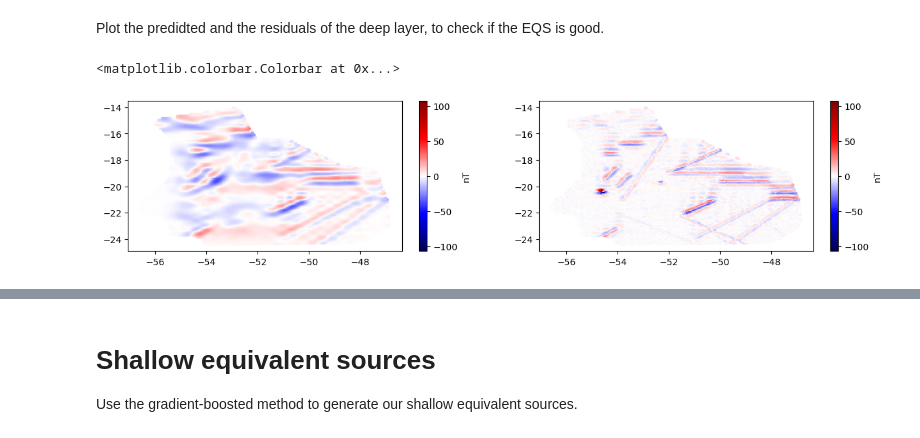
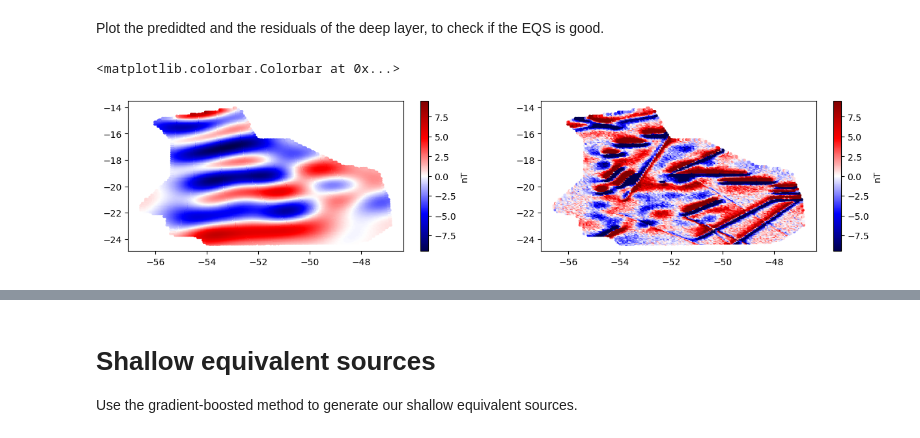
Before and after one commit to compgeolab/eqs-magnetic-spherical, a Jupyter notebook: code/03-dual-layer.ipynb, the cells around one changed output, grey strips where cells are left out. Drawn from its saved outputs; the diff is of its cells as text; code cells hidden in the pictures.

```diff
--- a/code/03-dual-layer.ipynb
+++ b/code/03-dual-layer.ipynb
@@ -239,7 +220,7 @@ grided_dd_anomaly = hm.total_field_anomaly(magnetic_field, inclination, declinat
 Use a block reduce method to create our deep equivalent sources.
 # %%
 reducer = vd.BlockReduce(reduction=np.mean, spacing=0.3,  center_coordinates=False, drop_coords=False)
-deep_equivalent_sources, magnetic_anomaly_reduced = reducer.filter(coordinates, magnetic_anomaly)
+blocked_deep_equivalent_sources, magnetic_anomaly_reduced = reducer.filter(coordinates, magnetic_anomaly)
 # %% [markdown]
 Plot the data so we can visualize the reduced version.
 # %%
@@ -250,0 +265,29 @@ plt.colorbar()
+# %%
+%%time
+kfold = vd.BlockKFold(
+    spacing=1,
+    shuffle=True,
+    random_state=0,
+    balance=True,
+)
+features = np.transpose(blocked_deep_equivalent_sources[:2])
+scores = []
+for parameters in parameter_sets:
+    print(parameters)
+    eqs_deep = sph.EquivalentSourcesMagGeod(**parameters)
+    tmp = []
+    for train, test in kfold.split(features):
+        eqs_deep.fit(
+            [c[train] for c in blocked_deep_equivalent_sources],
+            inclination,
+            declination,
+            magnetic_anomaly_reduced[train]
+        )
+        predicted = hm.total_field_anomaly(
+            eqs_deep.predict([c[test] for c in blocked_deep_equivalent_sources]),
+            inclination, declination
+        )
+        tmp.append(np.linalg.norm(magnetic_anomaly_reduced[test] - predicted))
+    scores.append(np.mean(tmp))
+best = np.argmin(scores)
+parameter_sets[best]
@@ -253,5 +315,5 @@ Run the inversion of the deep equivalent sources.
 # %%
 %%time
-eqs_deep = sph.EquivalentSourcesMagGeod(damping=1e-10, depth=80e3)
-eqs_deep.fit(deep_equivalent_sources, inclination, declination, magnetic_anomaly_reduced)
+eqs_deep = sph.EquivalentSourcesMagGeod(**parameter_sets[best])
+eqs_deep.fit(blocked_deep_equivalent_sources, inclination, declination, magnetic_anomaly_reduced)
 # %% [output]
@@ -268,15 +335,15 @@ Plot the predidted and the residuals of the deep layer, to check if the EQS is g
 # %%
 scale_deep = vd.maxabs(predicted_deep)
 plt.figure(figsize=(15,3))
 
 
 plt.subplot(1,2,1)
-plt.scatter(coordinates[0], coordinates[1],c = predicted_deep, s = 5,cmap="seismic", vmin=-scale, vmax=scale)
+plt.scatter(coordinates[0], coordinates[1],c = predicted_deep, s = 5,cmap="seismic", vmin=-scale_deep, vmax=scale_deep)
 plt.colorbar(label='nT')
 
 plt.subplot(1,2,2)
-plt.scatter(coordinates[0], coordinates[1],c = residuals_deep, s = 5,cmap="seismic", vmin=-scale, vmax=scale)
+plt.scatter(coordinates[0], coordinates[1],c = residuals_deep, s = 5,cmap="seismic", vmin=-scale_deep, vmax=scale_deep)
 plt.colorbar(label='nT')
 # %% [output]
 <matplotlib.colorbar.Colorbar at 0x...>
-[figure, old version]
+[figure, new version]
```
Also changed, not shown: parts of 27 cells of this notebook, 2 other files.
